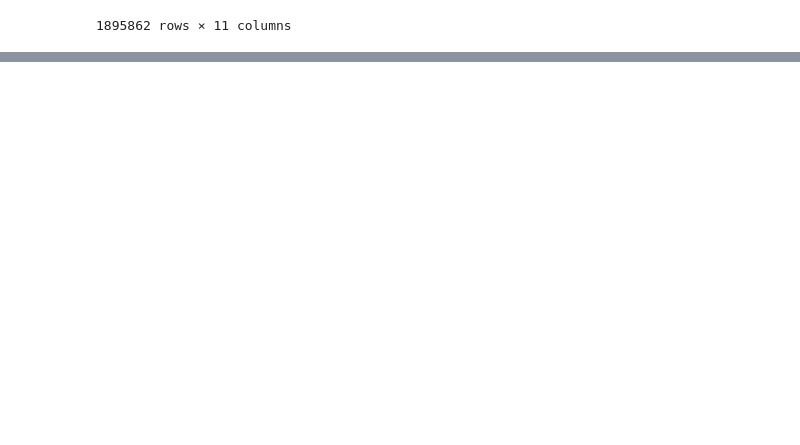
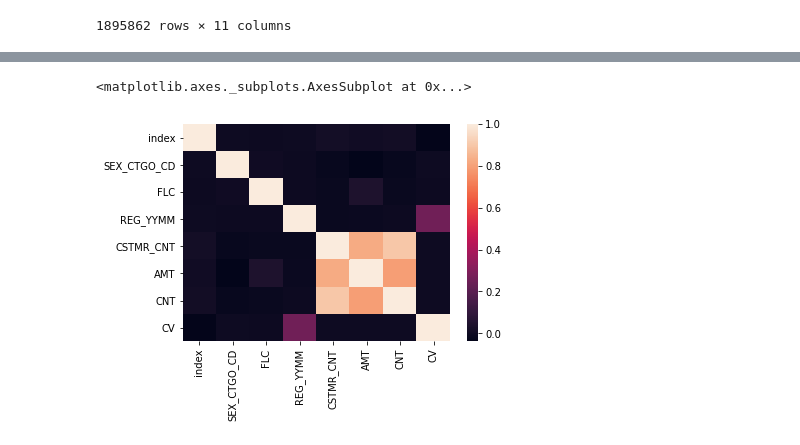
Before and after one commit to Hinterhalter/Jeju-Card-Use-Predict, a Jupyter notebook: COVID19_DATA.ipynb, the cells around one changed output, grey strips where cells are left out. Cells and saved outputs as stored; diff of their text form; code cells hidden in the pictures; blank space fills up the shorter version.

```diff
--- a/COVID19_DATA.ipynb
+++ b/COVID19_DATA.ipynb
@@ -275 +279,3 @@ def
+# %%
+new_df['CV'] = 0
 # %%
@@ -295,0 +294,5 @@ new_df
+# %%
+sns.heatmap(new_df.corr())
+# %% [output]
+<matplotlib.axes._subplots.AxesSubplot at 0x...>
+[figure, added]
```
Also changed, not shown: parts of 9 cells of this notebook.
